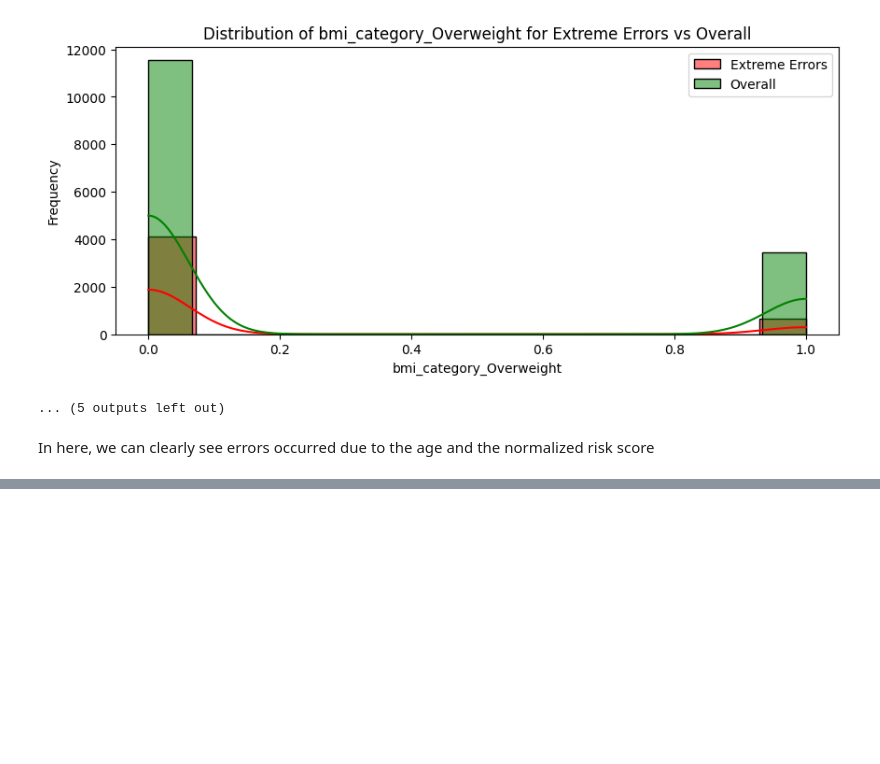
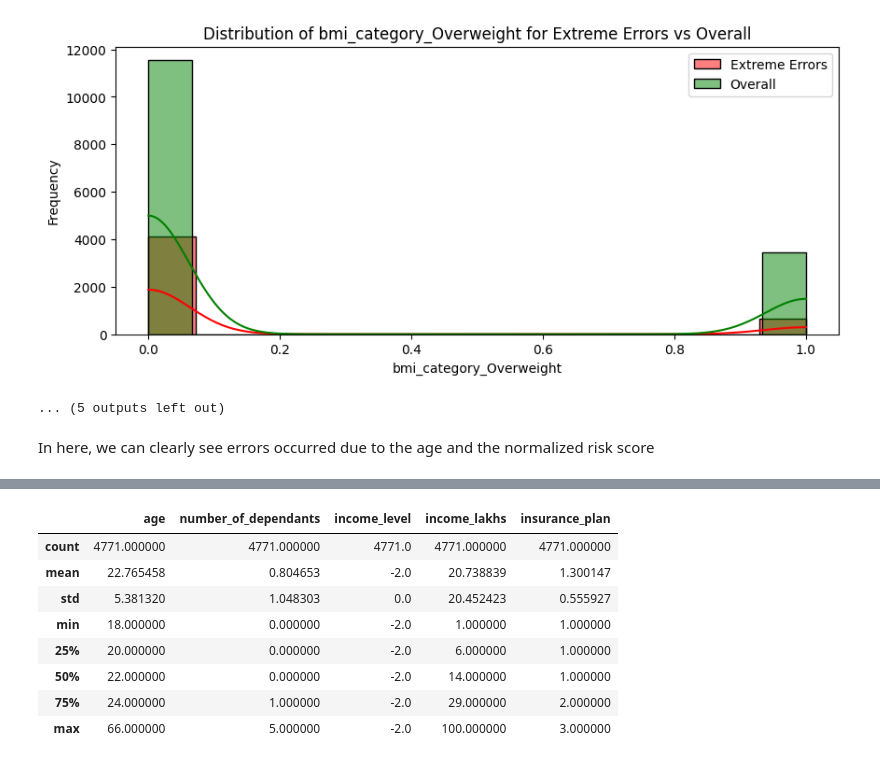
Before and after one commit to ByteMeRadi/Healthcare-Premium-Prediction-App, a Jupyter notebook: data_cleaning/ml_premium_prediction.ipynb, the cells around one changed output, grey strips where cells are left out. Drawn from its saved outputs; the diff is of its cells as text; code cells hidden in the pictures; blank space fills up the shorter version.

```diff
--- a/data_cleaning/ml_premium_prediction.ipynb
+++ b/data_cleaning/ml_premium_prediction.ipynb
@@ -889,0 +916,12 @@ In here, we can clearly see errors occurred due to the age and the normalized ri
+# %%
+df_reversed.describe()
+# %% [output]
+|  | age | number_of_dependants | income_level | income_lakhs | insurance_plan |
+| count | 4771.000000 | 4771.000000 | 4771.0 | 4771.000000 | 4771.000000 |
+| mean | 22.765458 | 0.804653 | -2.0 | 20.738839 | 1.300147 |
+| std | 5.381320 | 1.048303 | 0.0 | 20.452423 | 0.555927 |
+| min | 18.000000 | 0.000000 | -2.0 | 1.000000 | 1.000000 |
+| 25% | 20.000000 | 0.000000 | -2.0 | 6.000000 | 1.000000 |
+| 50% | 22.000000 | 0.000000 | -2.0 | 14.000000 | 1.000000 |
+| 75% | 24.000000 | 1.000000 | -2.0 | 29.000000 | 2.000000 |
+| max | 66.000000 | 5.000000 | -2.0 | 100.000000 | 3.000000 |
```
Also changed, not shown: parts of 7 cells of this notebook.
